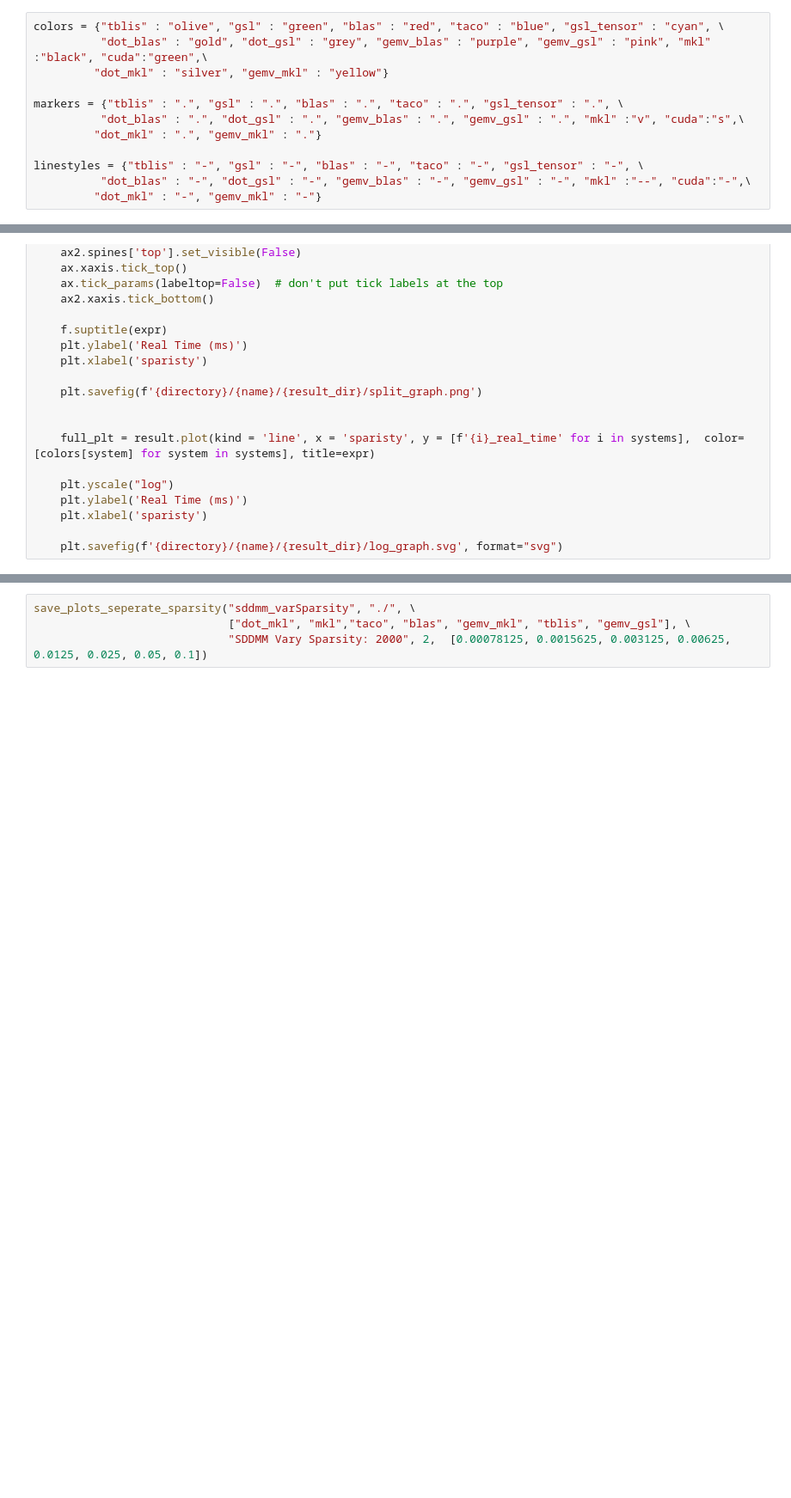
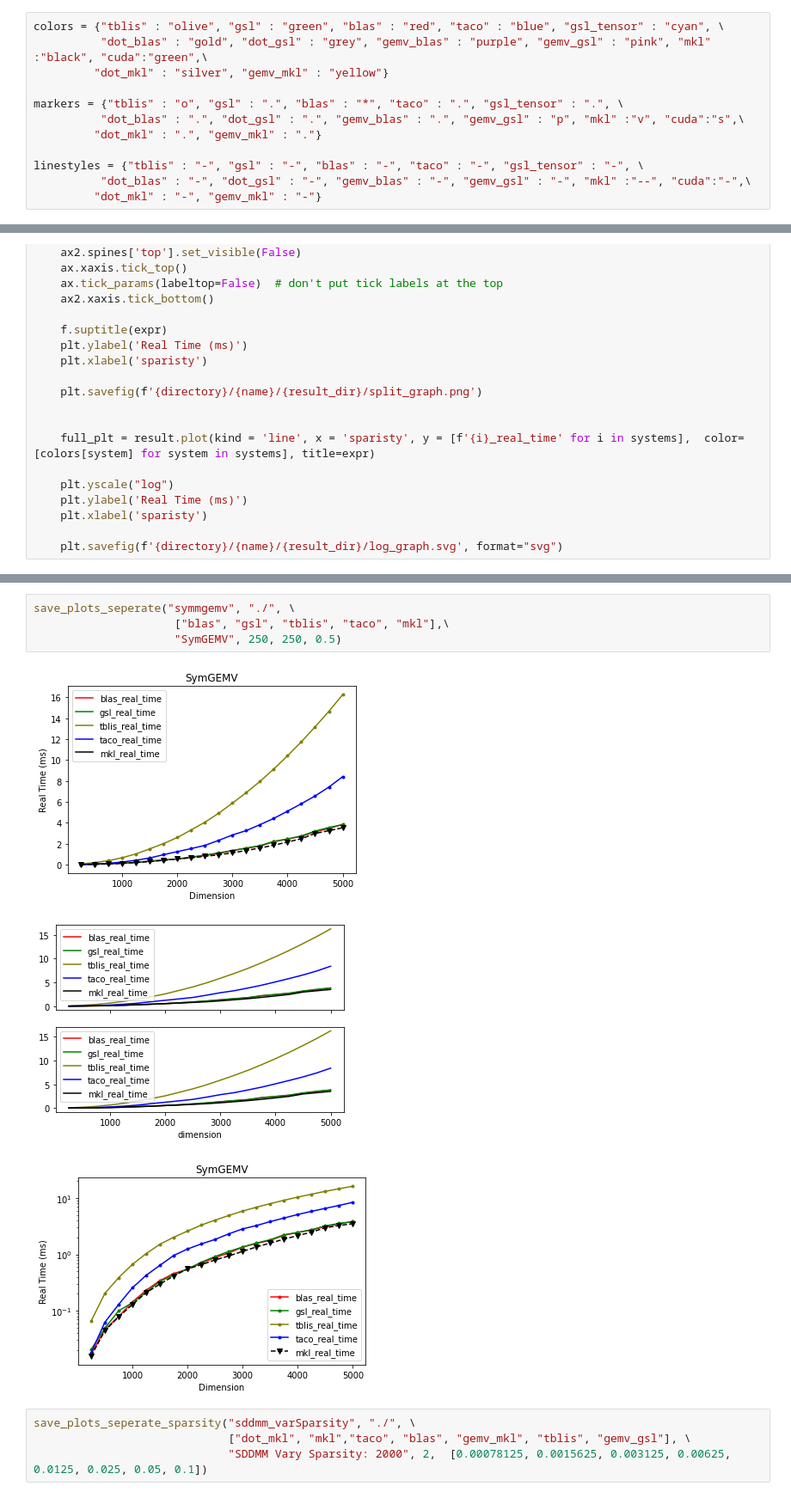
Before and after one commit to tensor-compiler/mosaic-benchmarks, a Jupyter notebook: data-benchmarks/bench-script.ipynb, the cells around one changed output, grey strips where cells are left out. Shown at 86% size. Drawn from its saved outputs; the diff is of its cells as text; blank space fills up the shorter version.

Commit message:
Add in symgemv graph with updated markers

```diff
--- a/data-benchmarks/bench-script.ipynb
+++ b/data-benchmarks/bench-script.ipynb
@@ -8,8 +8,8 @@ colors = {"tblis" : "olive", "gsl" : "green", "blas" : "red", "taco" : "blue", "
           "dot_blas" : "gold", "dot_gsl" : "grey", "gemv_blas" : "purple", "gemv_gsl" : "pink", "mkl" :"black", "cuda":"green",\
          "dot_mkl" : "silver", "gemv_mkl" : "yellow"}
 
-markers = {"tblis" : ".", "gsl" : ".", "blas" : ".", "taco" : ".", "gsl_tensor" : ".", \
-          "dot_blas" : ".", "dot_gsl" : ".", "gemv_blas" : ".", "gemv_gsl" : ".", "mkl" :"v", "cuda":"s",\
+markers = {"tblis" : "o", "gsl" : ".", "blas" : "*", "taco" : ".", "gsl_tensor" : ".", \
+          "dot_blas" : ".", "dot_gsl" : ".", "gemv_blas" : ".", "gemv_gsl" : "p", "mkl" :"v", "cuda":"s",\
          "dot_mkl" : ".", "gemv_mkl" : "."}
 
 linestyles = {"tblis" : "-", "gsl" : "-", "blas" : "-", "taco" : "-", "gsl_tensor" : "-", \
@@ -138,3 +134,11 @@ save_plots_seperate("spmv", "./", \
+# %%
+save_plots_seperate("symmgemv", "./", \
+                     ["blas", "gsl", "tblis", "taco", "mkl"],\
+                     "SymGEMV", 250, 250, 0.5)
+# %% [output]
+[figure, added]
+[figure, added]
+[figure, added]
 # %%
 save_plots_seperate_sparsity("sddmm_varSparsity", "./", \
                              ["dot_mkl", "mkl","taco", "blas", "gemv_mkl", "tblis", "gemv_gsl"], \
```
Also changed, not shown: parts of 1 cell of this notebook, 1 other file.
